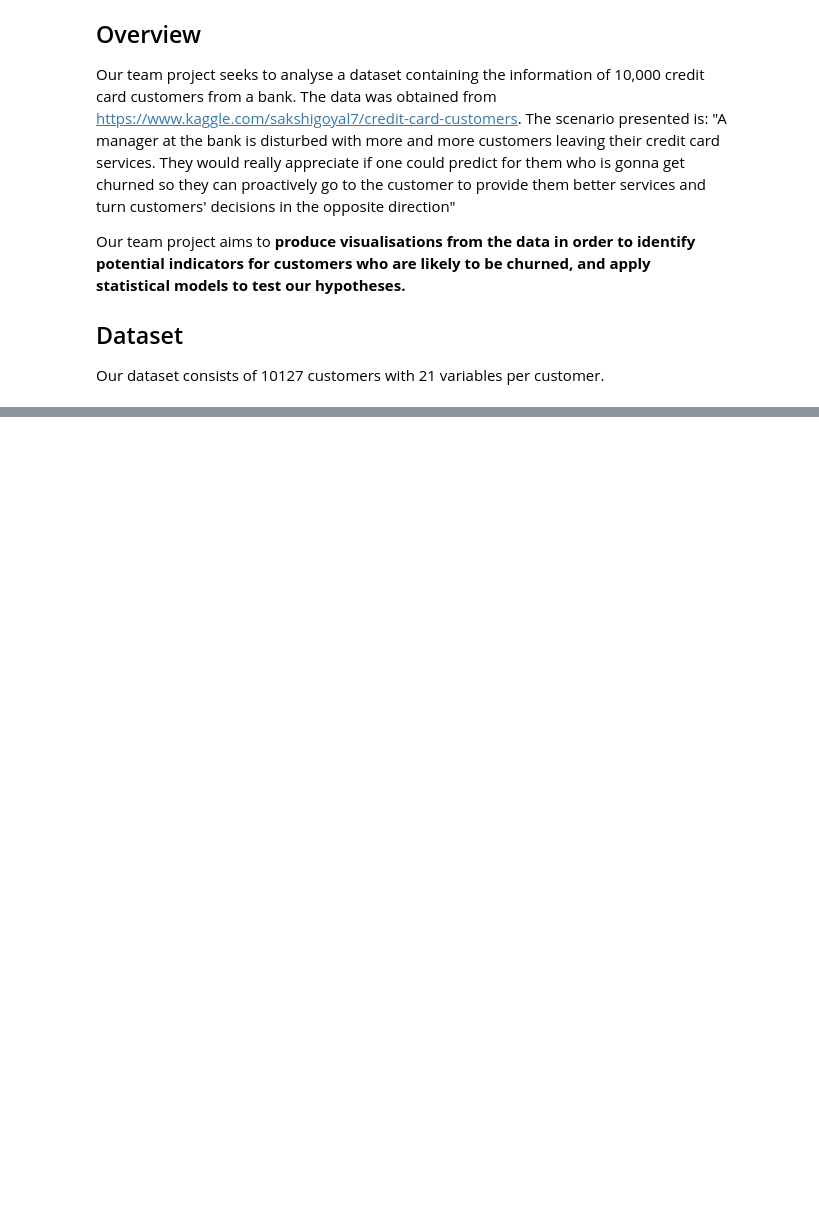
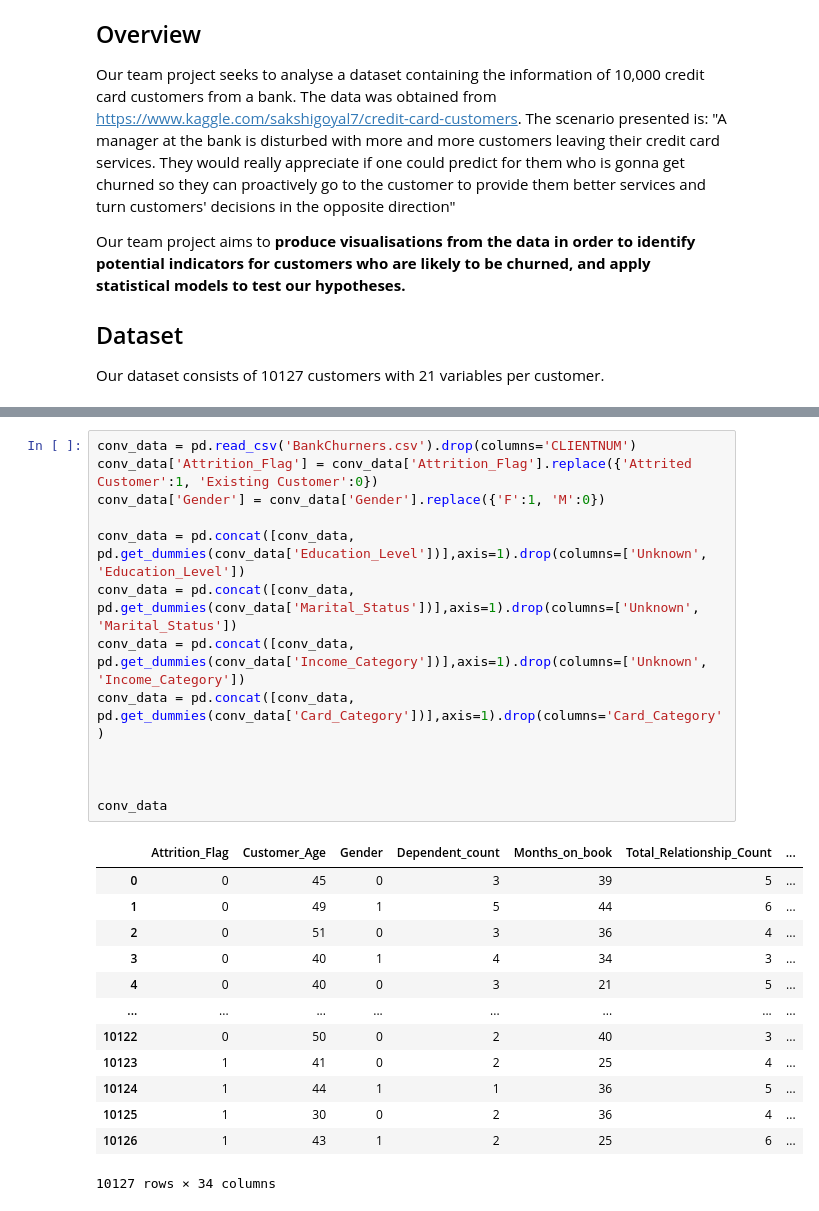
Before and after one commit to Zaiah0505/bubble-tea, a Jupyter notebook: FinalProject.ipynb, the cells around one changed output, grey strips where cells are left out. Drawn from its saved outputs; the diff is of its cells as text; blank space fills up the shorter version.

```diff
--- a/FinalProject.ipynb
+++ b/FinalProject.ipynb
@@ -77,0 +120,27 @@ plt.show()
+# %%
+conv_data = pd.read_csv('BankChurners.csv').drop(columns='CLIENTNUM')
+conv_data['Attrition_Flag'] = conv_data['Attrition_Flag'].replace({'Attrited Customer':1, 'Existing Customer':0})
+conv_data['Gender'] = conv_data['Gender'].replace({'F':1, 'M':0})
+
+conv_data = pd.concat([conv_data, pd.get_dummies(conv_data['Education_Level'])],axis=1).drop(columns=['Unknown', 'Education_Level'])
+conv_data = pd.concat([conv_data, pd.get_dummies(conv_data['Marital_Status'])],axis=1).drop(columns=['Unknown', 'Marital_Status'])
+conv_data = pd.concat([conv_data, pd.get_dummies(conv_data['Income_Category'])],axis=1).drop(columns=['Unknown', 'Income_Category'])
+conv_data = pd.concat([conv_data, pd.get_dummies(conv_data['Card_Category'])],axis=1).drop(columns='Card_Category')
+
+
+
+conv_data
+# %% [output]
+|  | Attrition_Flag | Customer_Age | Gender | Dependent_count | Months_on_book | Total_Relationship_Count | ... |
+| 0 | 0 | 45 | 0 | 3 | 39 | 5 | ... |
+| 1 | 0 | 49 | 1 | 5 | 44 | 6 | ... |
+| 2 | 0 | 51 | 0 | 3 | 36 | 4 | ... |
+| 3 | 0 | 40 | 1 | 4 | 34 | 3 | ... |
+| 4 | 0 | 40 | 0 | 3 | 21 | 5 | ... |
+| ... | ... | ... | ... | ... | ... | ... | ... |
+| 10122 | 0 | 50 | 0 | 2 | 40 | 3 | ... |
+| 10123 | 1 | 41 | 0 | 2 | 25 | 4 | ... |
+| 10124 | 1 | 44 | 1 | 1 | 36 | 5 | ... |
+| 10125 | 1 | 30 | 0 | 2 | 36 | 4 | ... |
+| 10126 | 1 | 43 | 1 | 2 | 25 | 6 | ... |
+10127 rows × 34 columns
```
Also changed, not shown: parts of 8 cells of this notebook, 1 other file.
